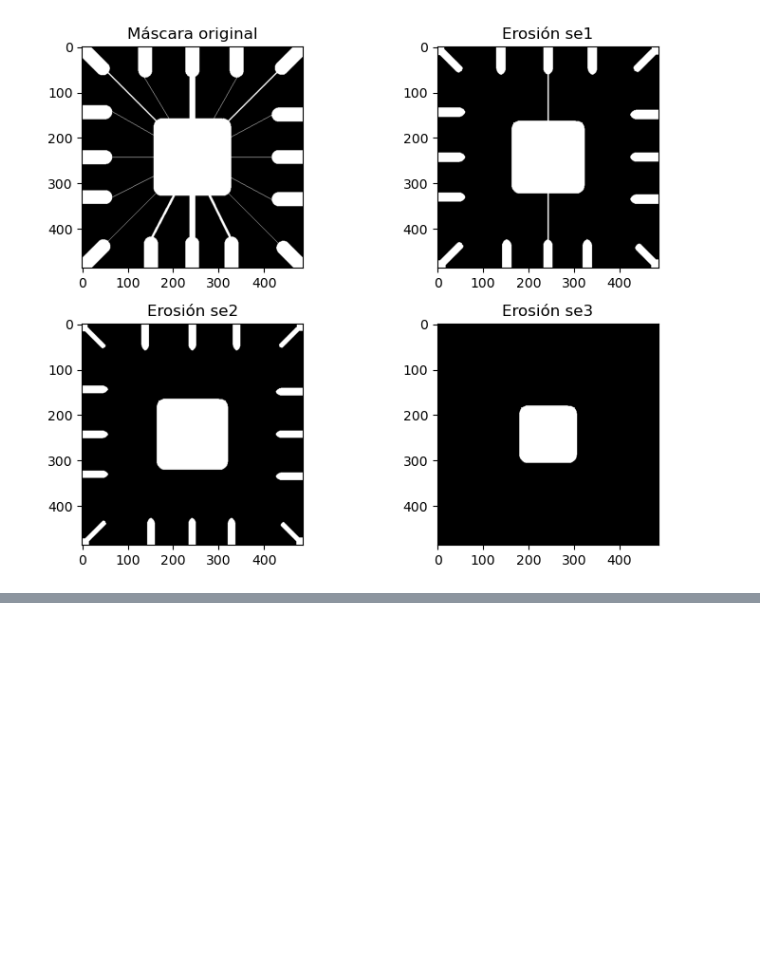
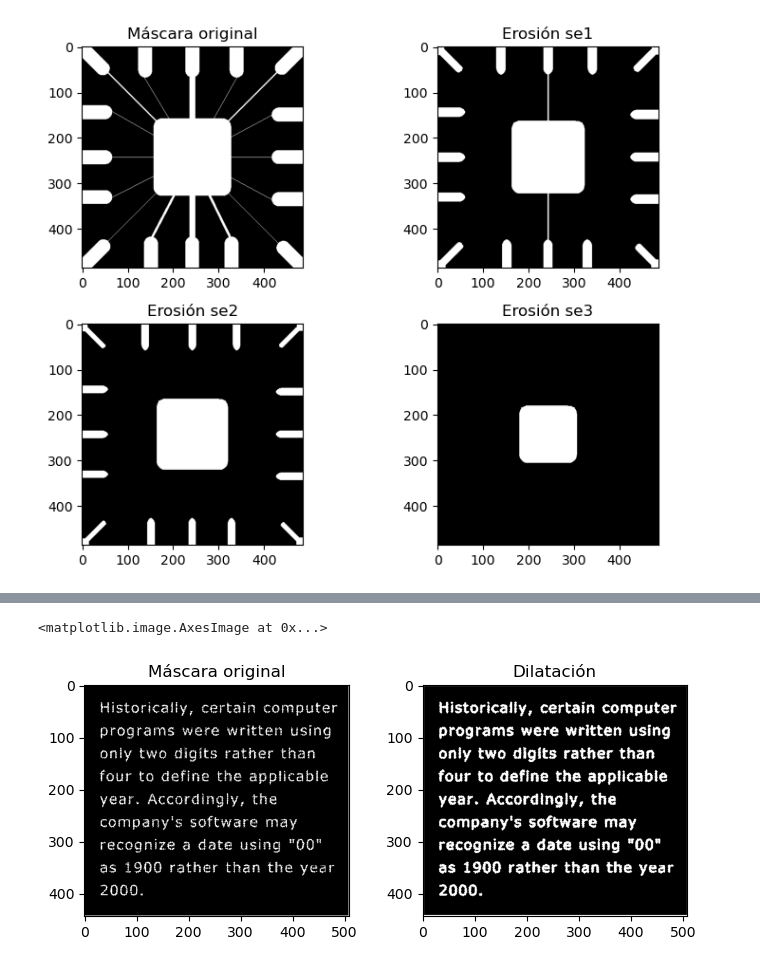
Before and after one commit to ULPGC-GTMA/ULPGC-TIV, a Jupyter notebook: Morfología.ipynb, the cells around one changed output, grey strips where cells are left out. Saved outputs shown, nothing was run; the diff lists cells and outputs as text; code cells hidden in the pictures; blank space fills up the shorter version.

```diff
--- a/Morfología.ipynb
+++ b/Morfología.ipynb
@@ -53,0 +96,13 @@ plt.tight_layout()
+# %%
+plt.figure(figsize=(8, 3))
+
+plt.subplot(121)
+plt.title('Máscara original')
+plt.imshow(img, cmap='gray')
+
+plt.subplot(122)
+plt.title('Dilatación')
+plt.imshow(binary_dilation(np.array(img), se), cmap='gray')
+# %% [output]
+<matplotlib.image.AxesImage at 0x...>
+[figure, added]
```
Also changed, not shown: parts of 3 cells of this notebook, 11 other files.
